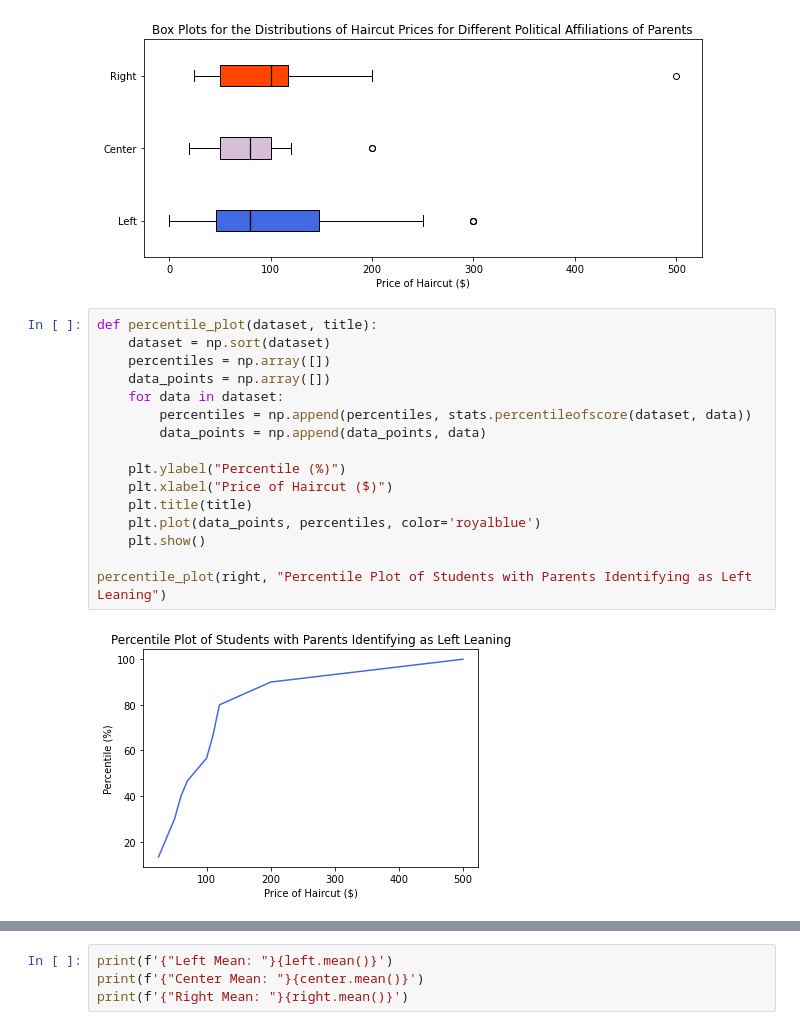
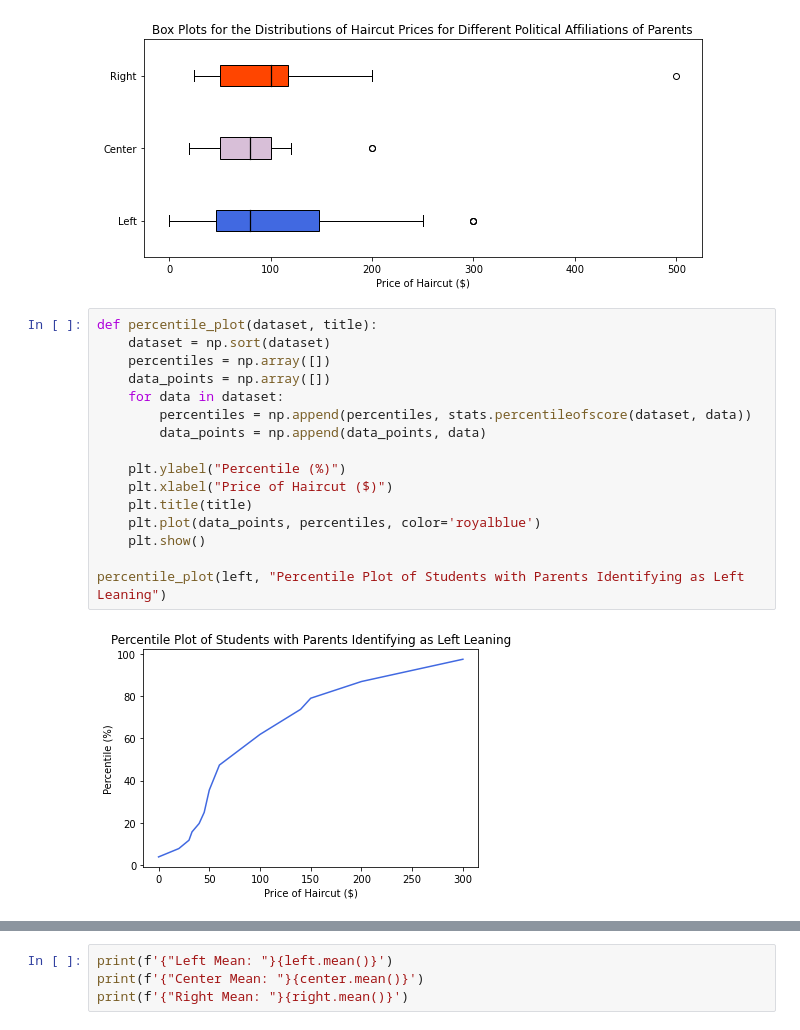
Before and after one commit to Veeeeeee7/AP-Stats, a Jupyter notebook: Quarter 1 Stats.ipynb, the cells around one changed output, grey strips where cells are left out. Drawn from its saved outputs; the diff is of its cells as text.

Commit message:
fixed dataset used from right to left

```diff
--- a/Quarter 1 Stats.ipynb
+++ b/Quarter 1 Stats.ipynb
@@ -148,21 +148,21 @@ box_plot([left, center, right], "Box Plots for the Distributions of Haircut Pric
 # %%
 def percentile_plot(dataset, title):
     dataset = np.sort(dataset)
     percentiles = np.array([])
     data_points = np.array([])
     for data in dataset:
         percentiles = np.append(percentiles, stats.percentileofscore(dataset, data))
         data_points = np.append(data_points, data)
 
     plt.ylabel("Percentile (%)")
     plt.xlabel("Price of Haircut ($)")
     plt.title(title)
     plt.plot(data_points, percentiles, color='royalblue')
     plt.show()
 
-percentile_plot(right, "Percentile Plot of Students with Parents Identifying as Left Leaning")
+percentile_plot(left, "Percentile Plot of Students with Parents Identifying as Left Leaning")
 # %% [output]
-[figure, old version]
+[figure, new version]
 # %%
 def normal_distribution(mean, std, individual):
     x=np.linspace(mean-3*std, mean+3*std,1000)
```
Also changed, not shown: parts of 1 cell of this notebook.
